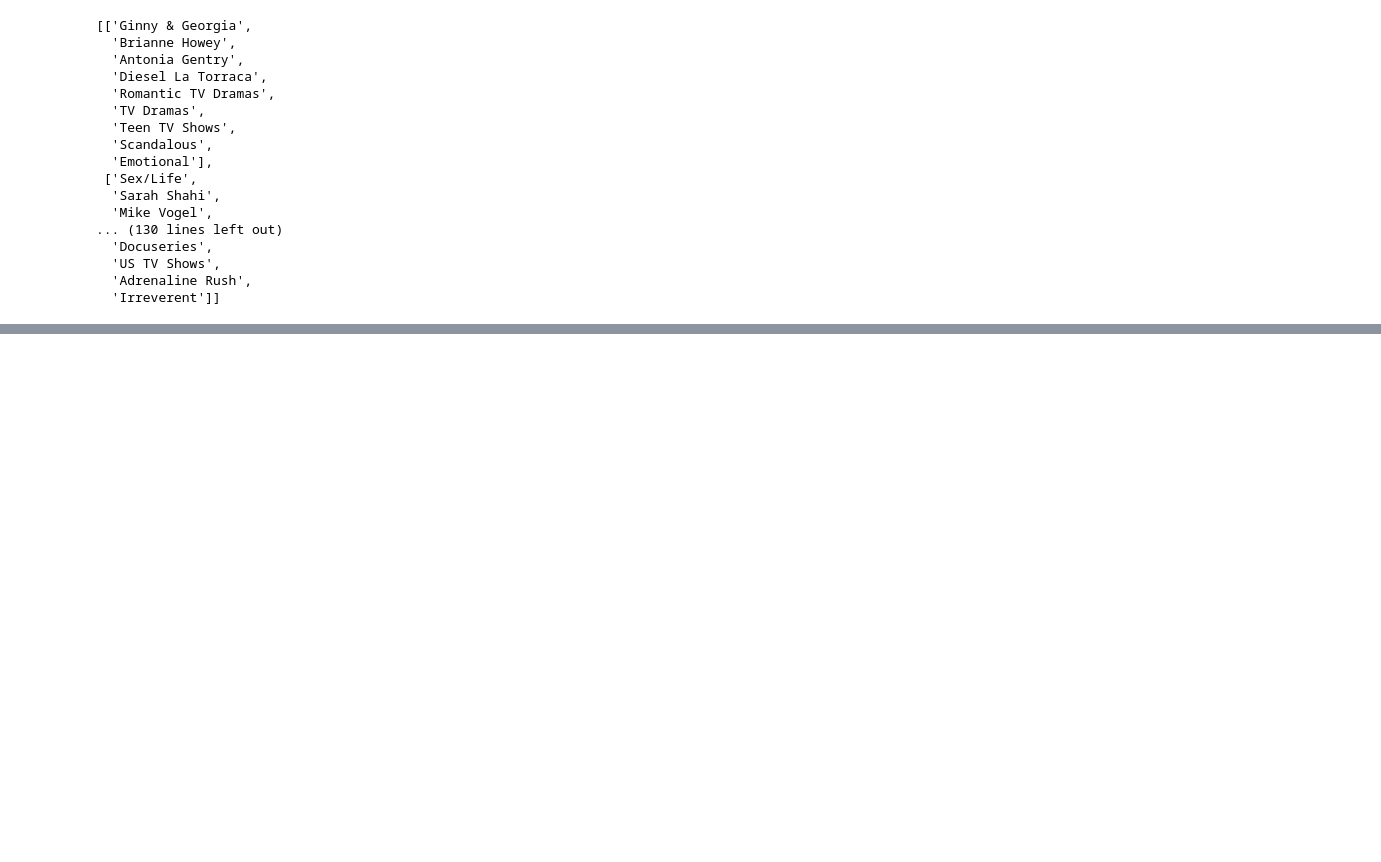
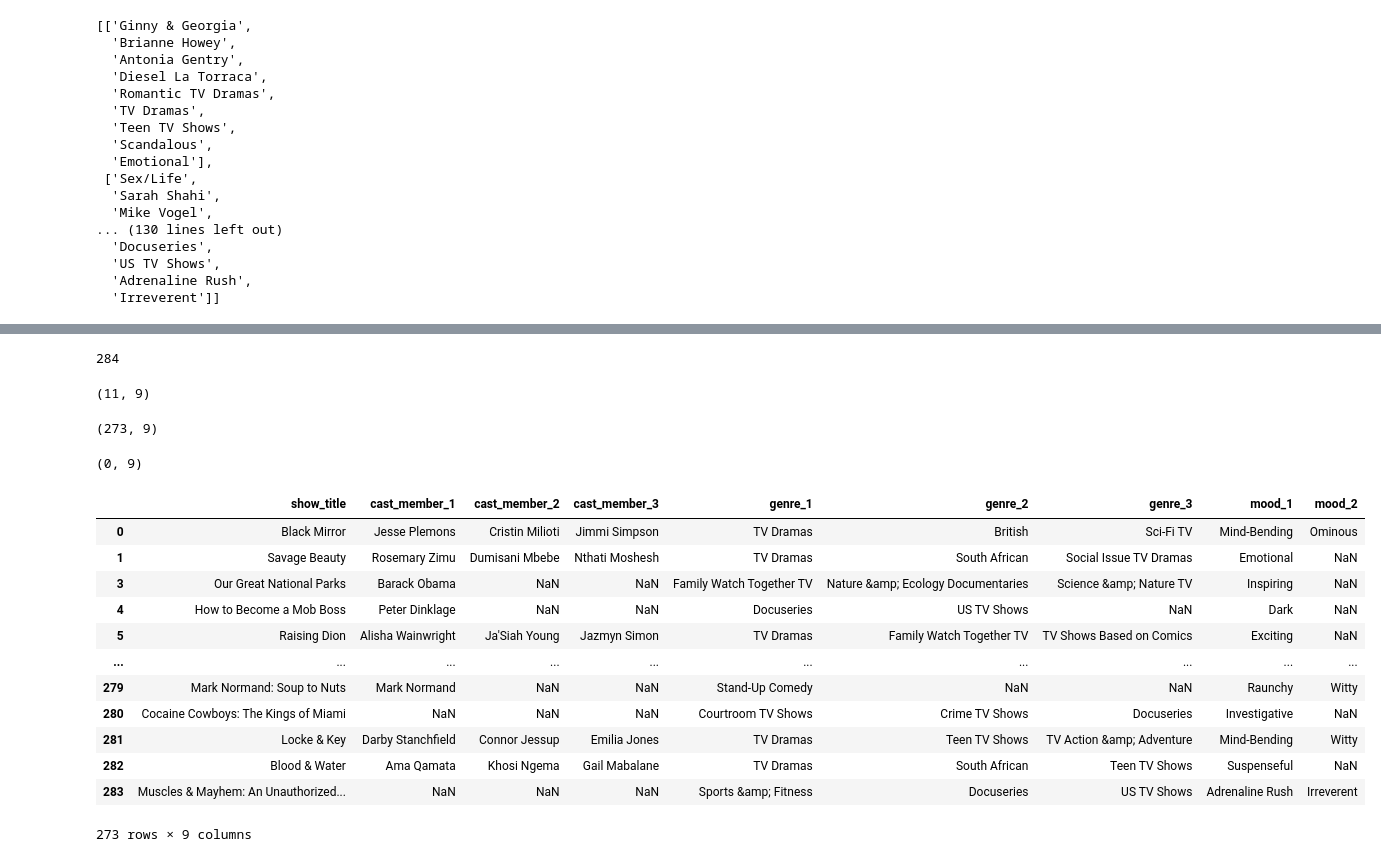
Before and after one commit to vinicius-rabello/Netflix-Analysis, a Jupyter notebook: Fix Missing Links.ipynb, the cells around one changed output, grey strips where cells are left out. Cells and saved outputs as stored; diff of their text form; code cells hidden in the pictures; blank space fills up the shorter version.

```diff
--- a/Fix Missing Links.ipynb
+++ b/Fix Missing Links.ipynb
@@ -244,0 +248,41 @@ fix_for_netflix_db.to_excel('fix_for_netflix_db.xlsx',index=False)
+# %%
+shows_to_fix=fix['show_title'].tolist()
+shows_to_fix_index=[df.loc[df['show_title']==show].index for show in fix['show_title'].tolist()]
+for idx in shows_to_fix_index:
+    df.drop(idx,inplace=True)
+# %%
+df_new=pd.concat([df,fix],ignore_index=True)
+len(list(set(df_new.index)))
+# %% [output]
+284
+# %%
+df_null=df_new.isnull().loc[(df_new.isnull()['cast_member_1']==True)&(df_new.isnull()['genre_1']==True)]
+df_null.shape
+# %% [output]
+(11, 9)
+# %%
+df_new.drop(df_null.index,inplace=True)
+df_new.shape
+# %% [output]
+(273, 9)
+# %%
+df_null=df_new.isnull().loc[(df_new.isnull()['cast_member_1']==True)&(df_new.isnull()['genre_1']==True)]
+df_null.shape
+# %% [output]
+(0, 9)
+# %%
+df_new
+# %% [output]
+|  | show_title | cast_member_1 | cast_member_2 | cast_member_3 | genre_1 | genre_2 | genre_3 | mood_1 | mood_2 |
+| 0 | Black Mirror | Jesse Plemons | Cristin Milioti | Jimmi Simpson | TV Dramas | British | Sci-Fi TV | Mind-Bending | Ominous |
+| 1 | Savage Beauty | Rosemary Zimu | Dumisani Mbebe | Nthati Moshesh | TV Dramas | South African | Social Issue TV Dramas | Emotional | NaN |
+| 3 | Our Great National Parks | Barack Obama | NaN | NaN | Family Watch Together TV | Nature &amp; Ecology Documentaries | Science &amp; Nature TV | Inspiring | NaN |
+| 4 | How to Become a Mob Boss | Peter Dinklage | NaN | NaN | Docuseries | US TV Shows | NaN | Dark | NaN |
+| 5 | Raising Dion | Alisha Wainwright | Ja'Siah Young | Jazmyn Simon | TV Dramas | Family Watch Together TV | TV Shows Based on Comics | Exciting | NaN |
+| ... | ... | ... | ... | ... | ... | ... | ... | ... | ... |
+| 279 | Mark Normand: Soup to Nuts | Mark Normand | NaN | NaN | Stand-Up Comedy | NaN | NaN | Raunchy | Witty |
+| 280 | Cocaine Cowboys: The Kings of Miami | NaN | NaN | NaN | Courtroom TV Shows | Crime TV Shows | Docuseries | Investigative | NaN |
+| 281 | Locke & Key | Darby Stanchfield | Connor Jessup | Emilia Jones | TV Dramas | Teen TV Shows | TV Action &amp; Adventure | Mind-Bending | Witty |
+| 282 | Blood & Water | Ama Qamata | Khosi Ngema | Gail Mabalane | TV Dramas | South African | Teen TV Shows | Suspenseful | NaN |
+| 283 | Muscles & Mayhem: An Unauthorized... | NaN | NaN | NaN | Sports &amp; Fitness | Docuseries | US TV Shows | Adrenaline Rush | Irreverent |
+273 rows × 9 columns
```
Also changed, not shown: parts of 2 cells of this notebook, 9 other files.
